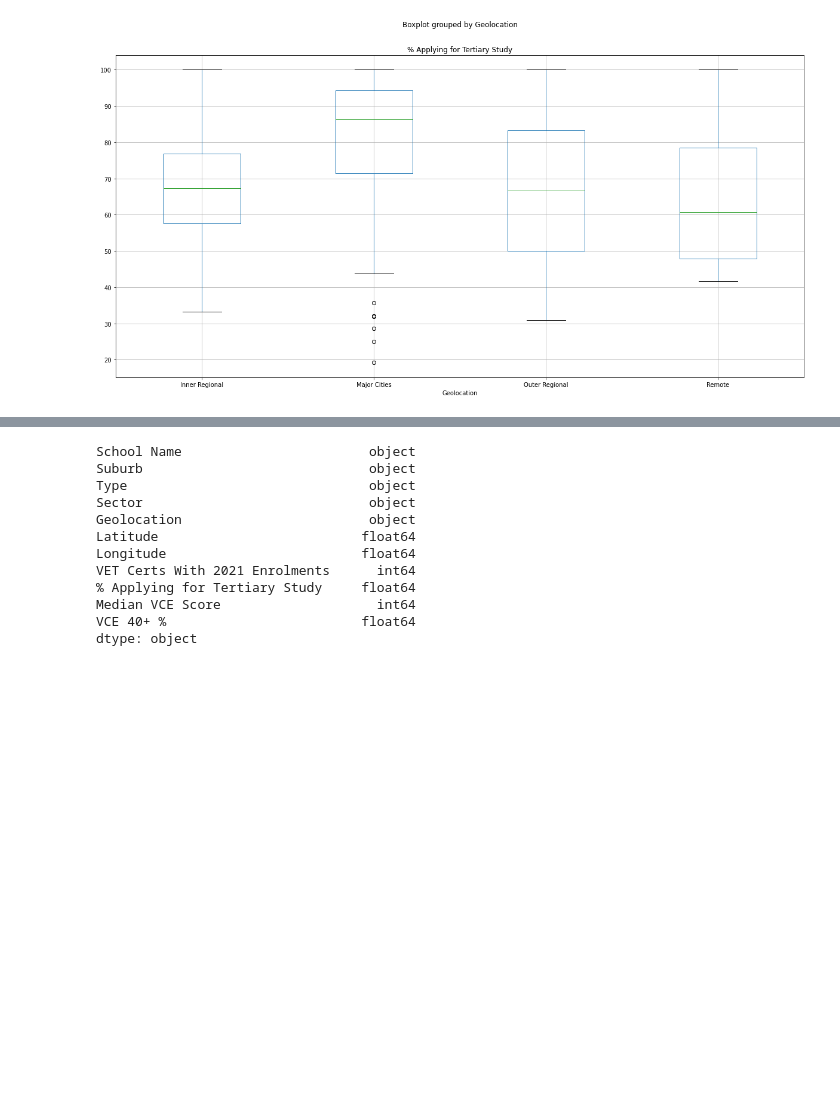
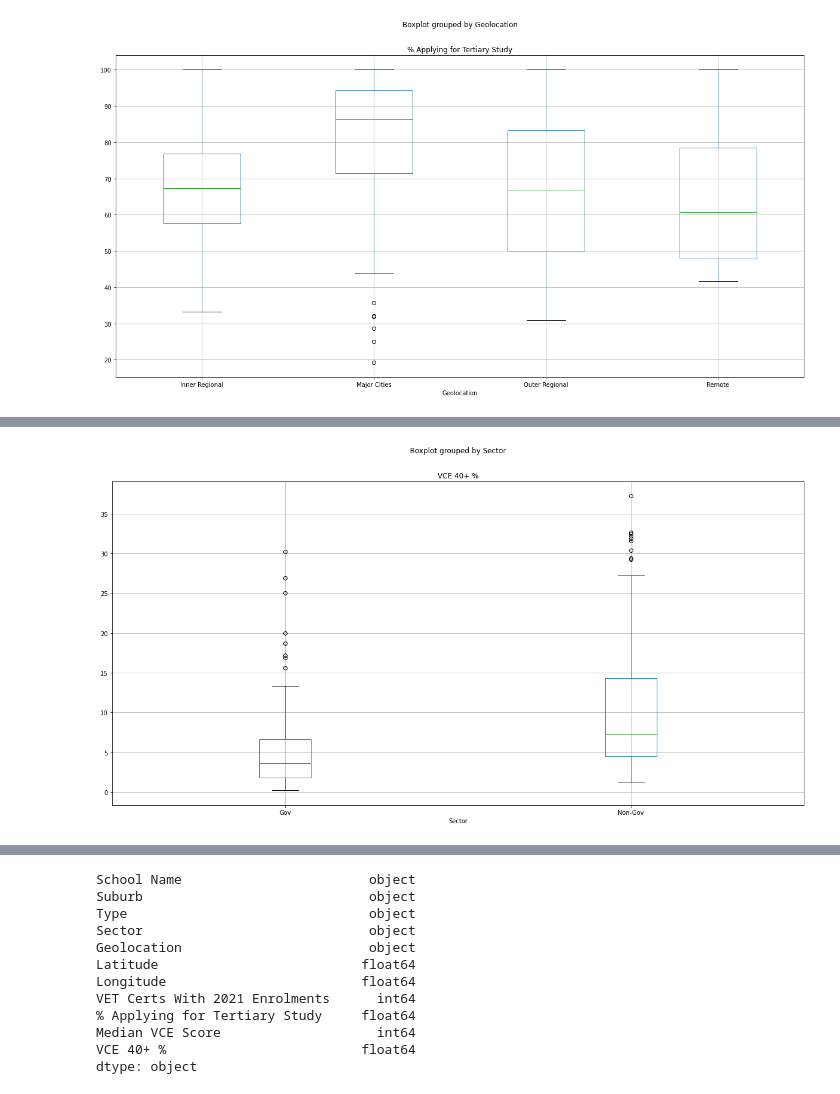
Before and after one commit to joshmartin33/project-one, a Jupyter notebook: analysis.ipynb, the cells around one changed output, grey strips where cells are left out. Saved outputs shown, nothing was run; the diff lists cells and outputs as text; code cells hidden in the pictures; blank space fills up the shorter version.

```diff
--- a/analysis.ipynb
+++ b/analysis.ipynb
@@ -257,0 +288,8 @@ fig
+# %%
+#remove 0's from data set
+sector_mean = sectors_df.drop(sectors_df[sectors_df['VCE 40+ %'] == 0].index, inplace=False)
+
+sector_mean.boxplot("VCE 40+ %", by="Sector", figsize=(20, 10))
+plt.savefig('output/sector_median_vce_box.png')
+# %% [output]
+[figure, added]
```
Also changed, not shown: parts of 4 cells of this notebook, 3 other files.
